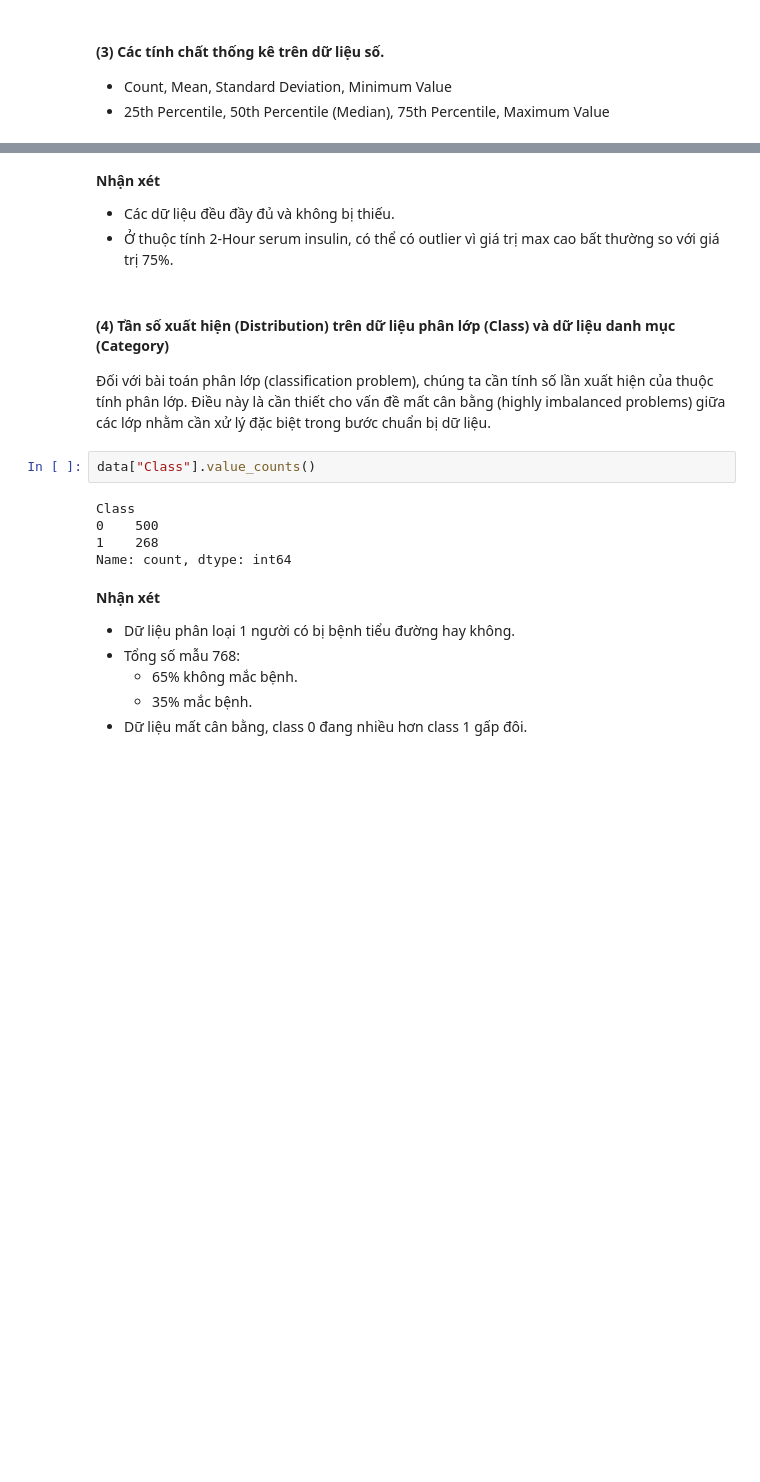
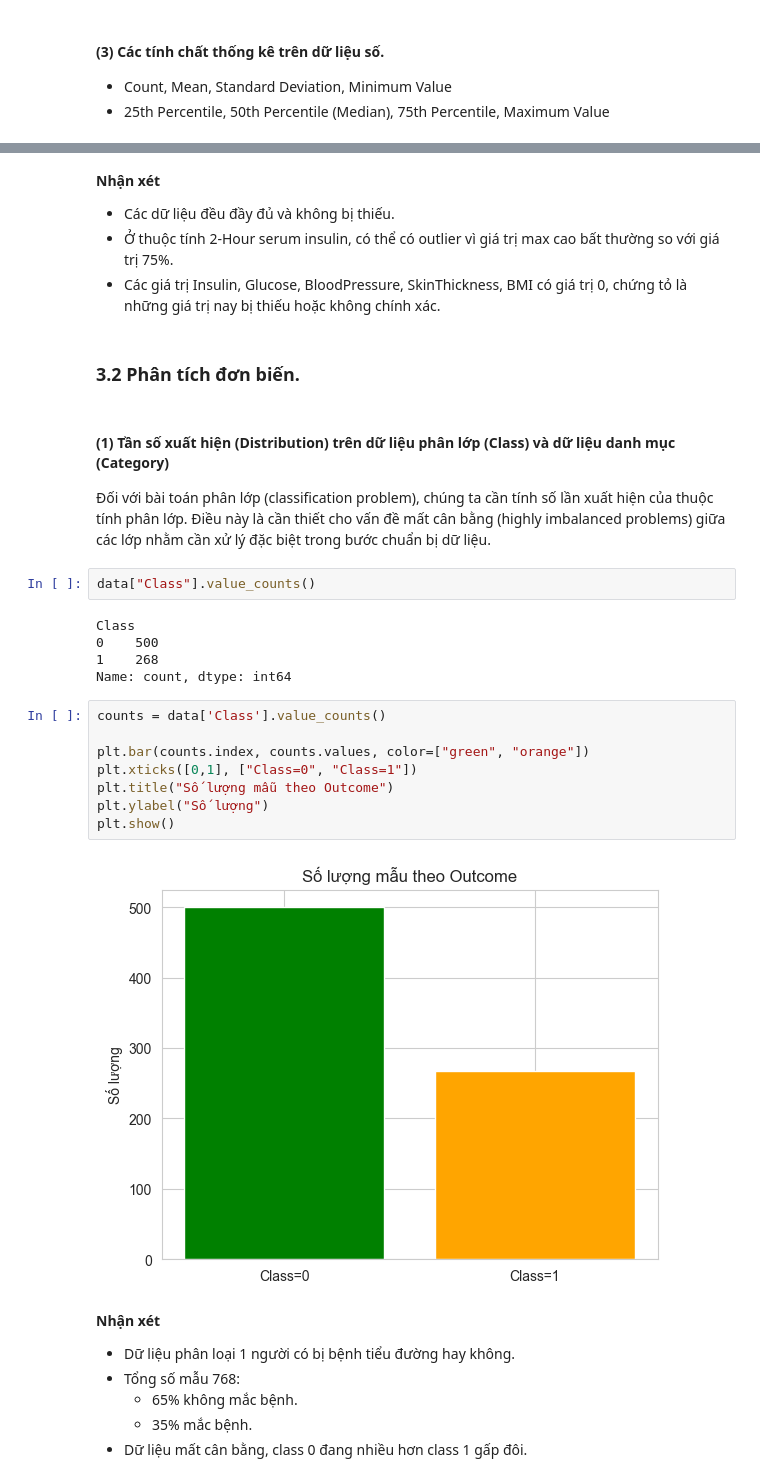
Before and after one commit to NgThanhNhanf/machine_learning, a Jupyter notebook: code/practice/lab04/lab04_Classification_of_Diabetes.ipynb, the cells around one changed output, grey strips where cells are left out. Drawn from its saved outputs; the diff is of its cells as text; blank space fills up the shorter version.

```diff
--- a/code/practice/lab04/lab04_Classification_of_Diabetes.ipynb
+++ b/code/practice/lab04/lab04_Classification_of_Diabetes.ipynb
@@ -153,8 +154,11 @@ display.display(description)
 **Nhận xét**
 + Các dữ liệu đều đầy đủ và không bị thiếu.
 + Ở thuộc tính 2-Hour serum insulin, có thể có outlier vì giá trị max cao bất thường so với giá trị 75%.
++ Các giá trị Insulin, Glucose, BloodPressure, SkinThickness, BMI có giá trị 0, chứng tỏ là những giá trị nay bị thiếu hoặc không chính xác.
+# %% [markdown]
+### 3.2 Phân tích đơn biến.
 # %% [markdown]
-#### (4) Tần số xuất hiện (Distribution) trên dữ liệu phân lớp (Class) và dữ liệu danh mục (Category)
+#### (1) Tần số xuất hiện (Distribution) trên dữ liệu phân lớp (Class) và dữ liệu danh mục (Category)
 
 Đối với bài toán phân lớp (classification problem), chúng ta cần tính số lần xuất hiện của thuộc tính phân lớp. Điều này là cần thiết cho vấn đề mất cân bằng (highly imbalanced problems) giữa các lớp nhằm cần xử lý đặc biệt trong bước chuẩn bị dữ liệu.
 # %%
@@ -164,6 +168,16 @@ Class
 0    500
 1    268
 Name: count, dtype: int64
+# %%
+counts = data['Class'].value_counts()
+
+plt.bar(counts.index, counts.values, color=["green", "orange"])
+plt.xticks([0,1], ["Class=0", "Class=1"])
+plt.title("Số lượng mẫu theo Outcome")
+plt.ylabel("Số lượng")
+plt.show()
+# %% [output]
+[figure, added]
 # %% [markdown]
 **Nhận xét**
 + Dữ liệu phân loại 1 người có bị bệnh tiểu đường hay không.
```
Also changed, not shown: parts of 32 cells of this notebook.
